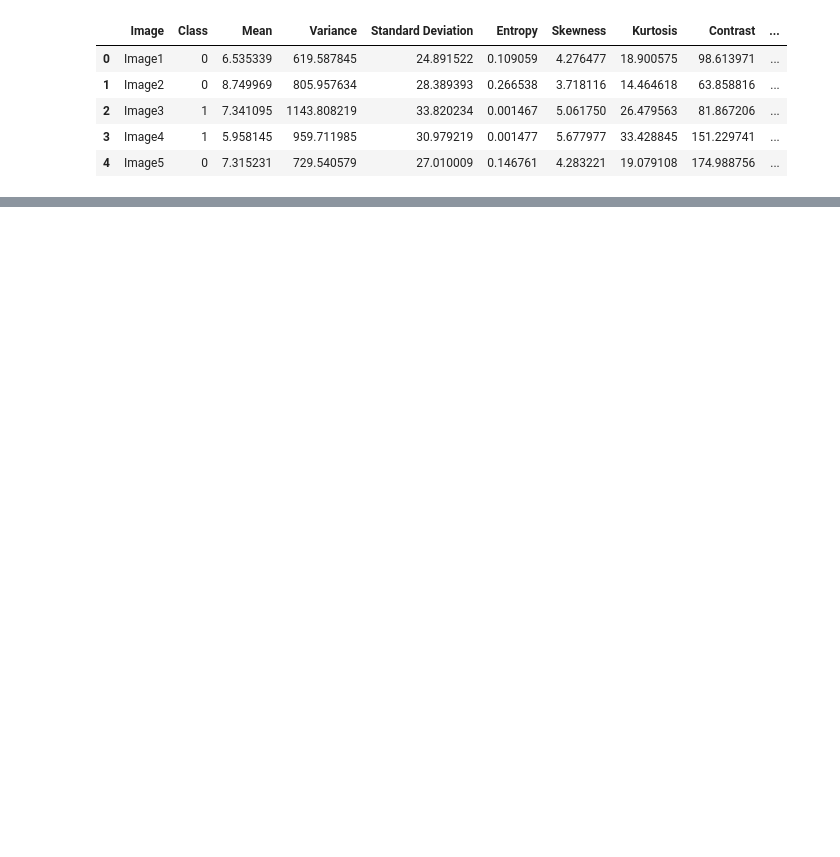
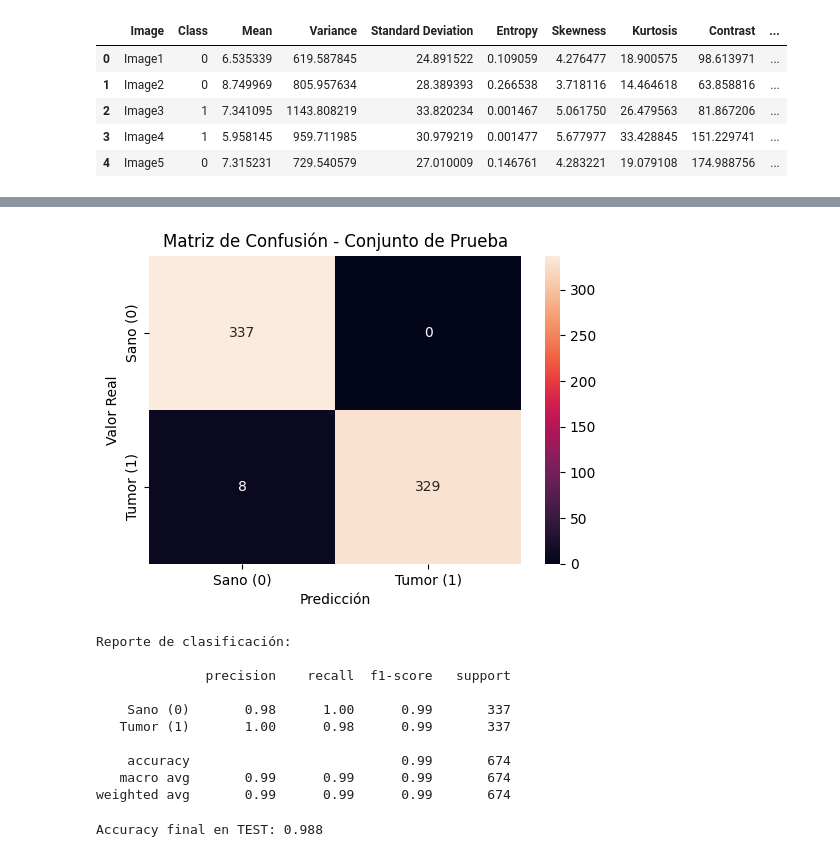
Before and after one commit to bedwardsr1-boop/Proyecto-RTF-Tumor, a Jupyter notebook: Proyecto_final.ipynb, the cells around one changed output, grey strips where cells are left out. Saved outputs shown, nothing was run; the diff lists cells and outputs as text; code cells hidden in the pictures; blank space fills up the shorter version.

```diff
--- a/Proyecto_final.ipynb
+++ b/Proyecto_final.ipynb
@@ -162,0 +324,12 @@ plt.show()
+# %%
+from sklearn.ensemble import RandomForestClassifier
+
+# Inicialización del modelo (valores iniciales, serán ajustados más adelante)
+rf_model = RandomForestClassifier(
+    n_estimators=100,
+    max_depth=None,
+    random_state=42
+)
+
+# El modelo queda definido y listo para su posterior entrenamiento y validación
+rf_model
@@ -162,0 +389,43 @@ plt.show()
+# %%
+from sklearn.metrics import confusion_matrix, classification_report
+import seaborn as sns
+import matplotlib.pyplot as plt
+
+# Matriz de confusión
+cm = confusion_matrix(y_test, y_pred_test)
+
+plt.figure(figsize=(6,4))
+sns.heatmap(cm, annot=True, fmt="d",
+            xticklabels=["Sano (0)", "Tumor (1)"],
+            yticklabels=["Sano (0)", "Tumor (1)"])
+plt.title("Matriz de Confusión - Conjunto de Prueba")
+plt.xlabel("Predicción")
+plt.ylabel("Valor Real")
+plt.show()
+
+# Reporte de clasificación
+print("\nReporte de clasificación:\n")
+print(classification_report(y_test, y_pred_test, target_names=["Sano (0)", "Tumor (1)"]))
+# %% [output]
+[figure, added]
+Reporte de clasificación:
+
+              precision    recall  f1-score   support
+
+    Sano (0)       0.98      1.00      0.99       337
+   Tumor (1)       1.00      0.98      0.99       337
+
+    accuracy                           0.99       674
+   macro avg       0.99      0.99      0.99       674
+weighted avg       0.99      0.99      0.99       674
+# %%
+from sklearn.metrics import accuracy_score
+
+# Predicciones finales en el conjunto de prueba
+y_pred_test = rf_model.predict(X_test)
+
+# Accuracy final en test
+test_accuracy = accuracy_score(y_test, y_pred_test)
+print(f"Accuracy final en TEST: {test_accuracy:.3f}")
+# %% [output]
+Accuracy final en TEST: 0.988
```
Also changed, not shown: parts of 15 cells of this notebook.
